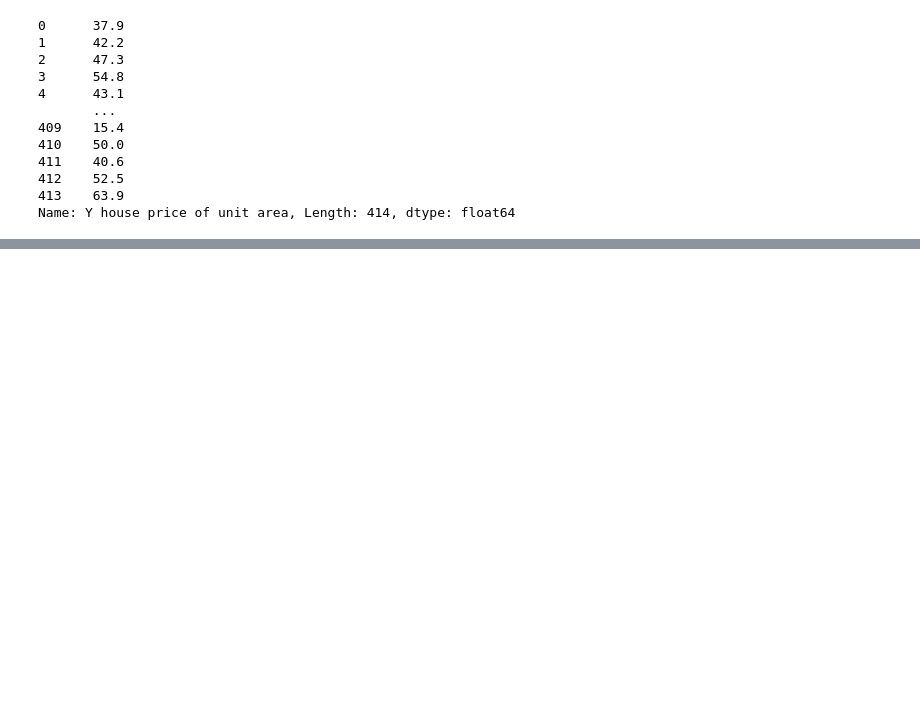
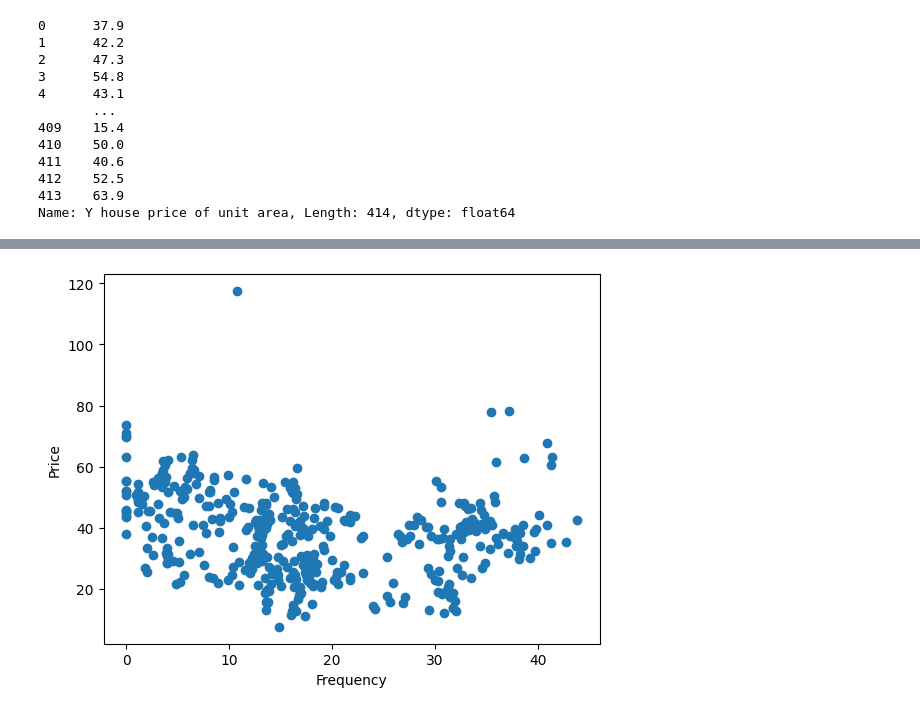
Before and after one commit to tieuandpepper/CHEE-6397_Labs, a Jupyter notebook: lab3.ipynb, the cells around one changed output, grey strips where cells are left out. Cells and saved outputs as stored; diff of their text form; code cells hidden in the pictures; blank space fills up the shorter version.

```diff
--- a/lab3.ipynb
+++ b/lab3.ipynb
@@ -55,0 +101,4 @@ Name: Y house price of unit area, Length: 414, dtype: float64
+# %%
+plot_scatter(df["X2 house age"], df["Y house price of unit area"], "Frequency", "Price")
+# %% [output]
+[figure, added]
```
Also changed, not shown: parts of 51 cells of this notebook, 1 other file.
